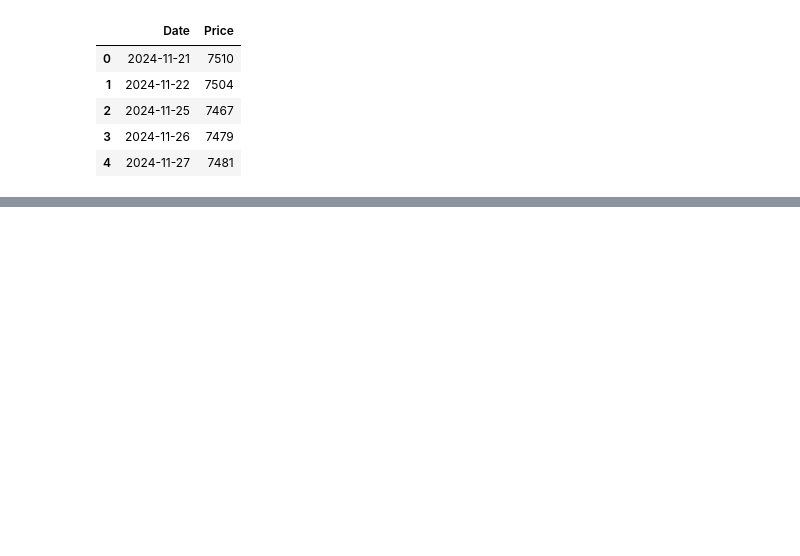
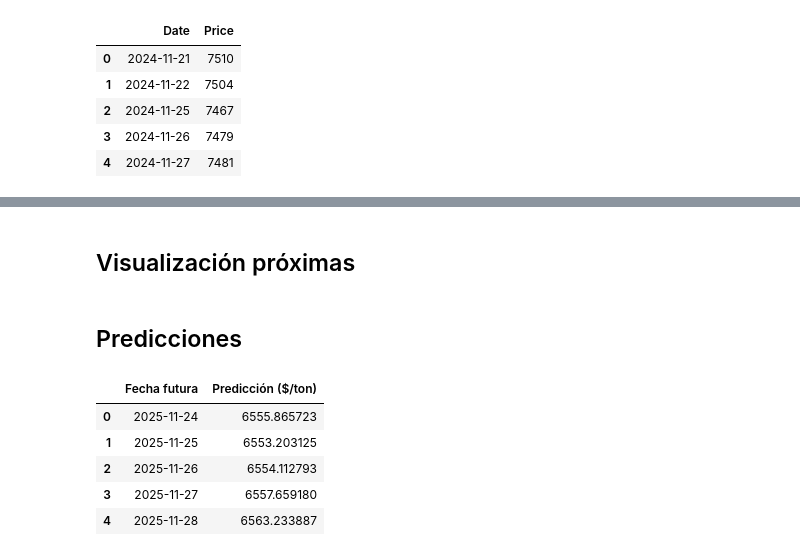
Before and after one commit to maxaguayo01/cnn-Ltsm_prediccion_Polipropileno, a Jupyter notebook: prediccion.ipynb, the cells around one changed output, grey strips where cells are left out. Cells and saved outputs as stored; diff of their text form; code cells hidden in the pictures; blank space fills up the shorter version.

Commit message:
predicciones

```diff
--- a/prediccion.ipynb
+++ b/prediccion.ipynb
@@ -191,0 +271,15 @@ ModuleNotFoundError: No module named 'tensorflow'
+# %%
+n_future = 7
+future_predictions = []
+
+last_window = data[-WINDOW:]
+current = last_window.reshape(1, WINDOW, 1)
+
+for _ in range(n_future):
+    next_scaled = model.predict(current)[0][0]
+    future_predictions.append(next_scaled)
+    current = np.append(current[:,1:,:], [[[next_scaled]]], axis=1)
+
+future_real = scaler.inverse_transform(np.array(future_predictions).reshape(-1,1)).flatten()
+
+future_dates = pd.date_range(df["Date"].iloc[-1], periods=n_future+1, freq="D")[1:]
@@ -191,0 +294,2 @@ ModuleNotFoundError: No module named 'tensorflow'
+# %% [markdown]
+## Visualización próximas
@@ -191,0 +321,16 @@ ModuleNotFoundError: No module named 'tensorflow'
+# %% [markdown]
+## Predicciones
+# %%
+future_table = pd.DataFrame({
+    "Fecha futura": ["2025-11-24", "2025-11-25", "2025-11-26", "2025-11-27", "2025-11-28"],
+    "Predicción ($/ton)": future_real[:5]
+})
+
+future_table
+# %% [output]
+|  | Fecha futura | Predicción ($/ton) |
+| 0 | 2025-11-24 | 6555.865723 |
+| 1 | 2025-11-25 | 6553.203125 |
+| 2 | 2025-11-26 | 6554.112793 |
+| 3 | 2025-11-27 | 6557.659180 |
+| 4 | 2025-11-28 | 6563.233887 |
```
Also changed, not shown: parts of 12 cells of this notebook.
